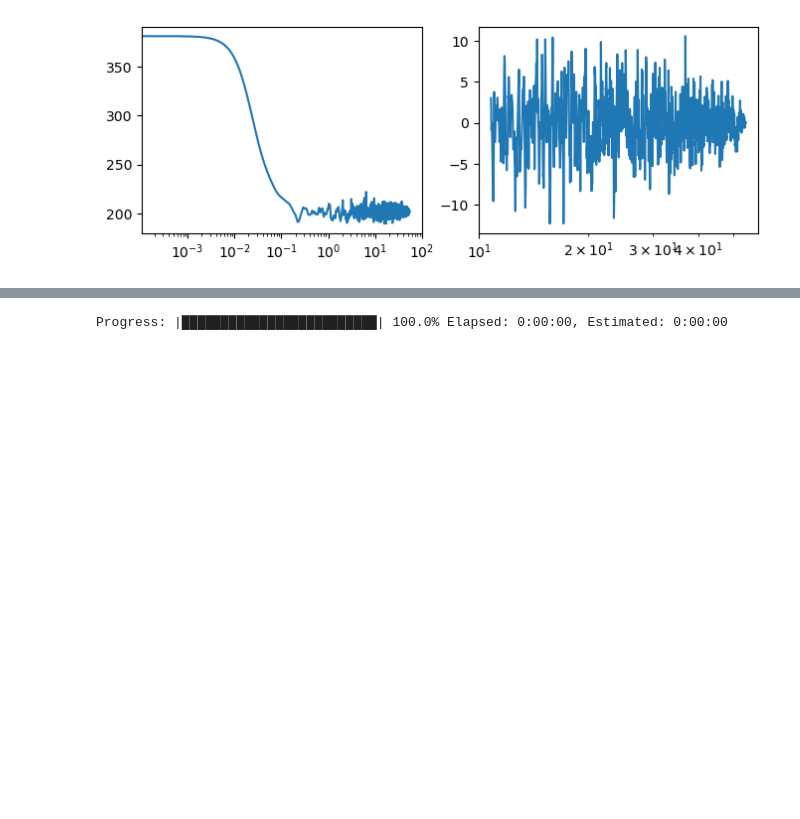
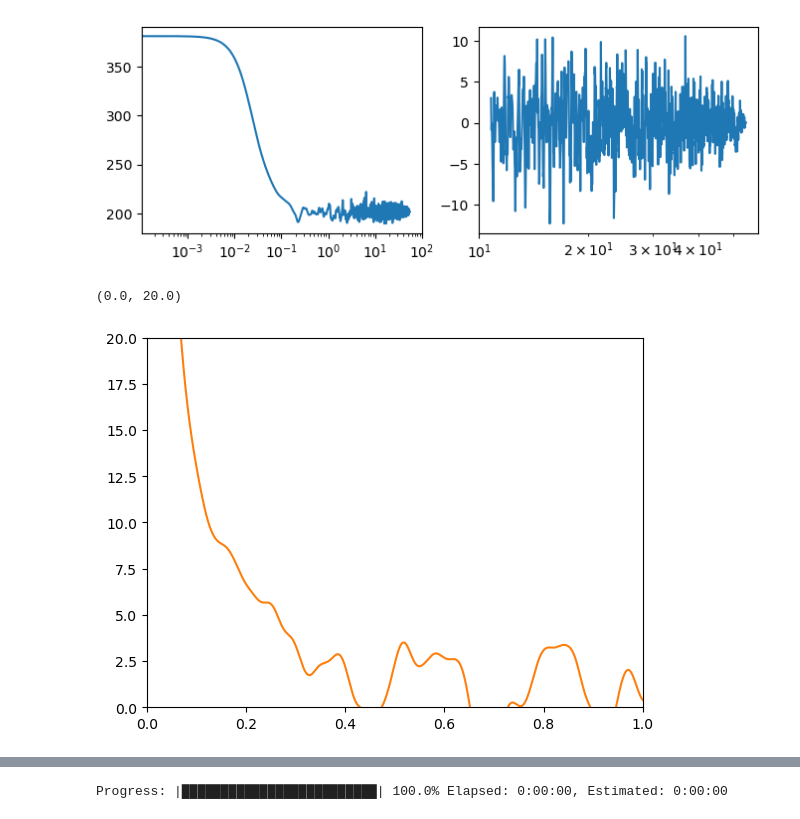
Before and after one commit to fgarbuzov/NonlinFD, a Jupyter notebook: notebooks/analysis_lin.ipynb, the cells around one changed output, grey strips where cells are left out. Cells and saved outputs as stored; diff of their text form; code cells hidden in the pictures; blank space fills up the shorter version.

```diff
--- a/notebooks/analysis_lin.ipynb
+++ b/notebooks/analysis_lin.ipynb
@@ -213,6 +225,15 @@ axes[1].plot(time[zero_cut_ind:], corr.real[zero_cut_ind:N])
 axes[1].set_xscale('log')
 # %% [output]
 [figure]
+# %%
+plt.plot(time, bulk_t)
+plt.plot(time, modulus_t)
+plt.xlim(0, 1)
+plt.ylim(0, 20)
+#plt.xscale('log')
+# %% [output]
+(0.0, 20.0)
+[figure, added]
 # %%
 gc.collect()
 # %% [output]
```
Also changed, not shown: parts of 17 cells of this notebook, 13 other files.
